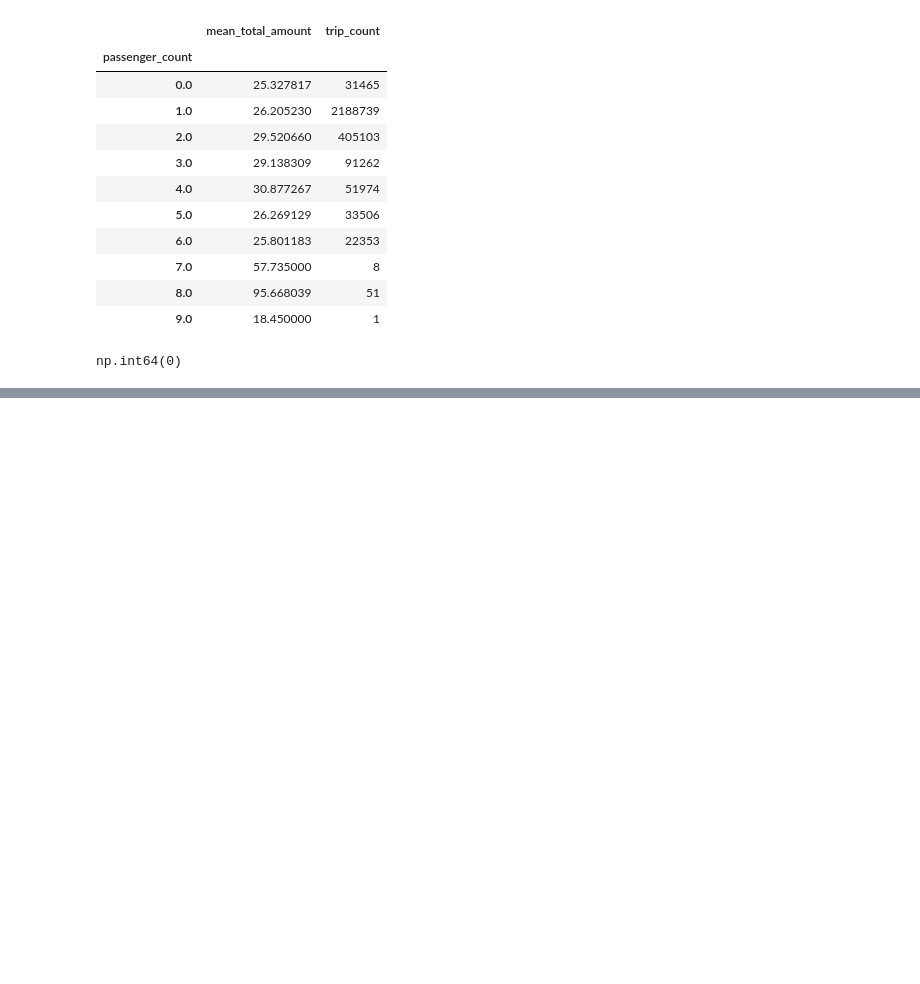
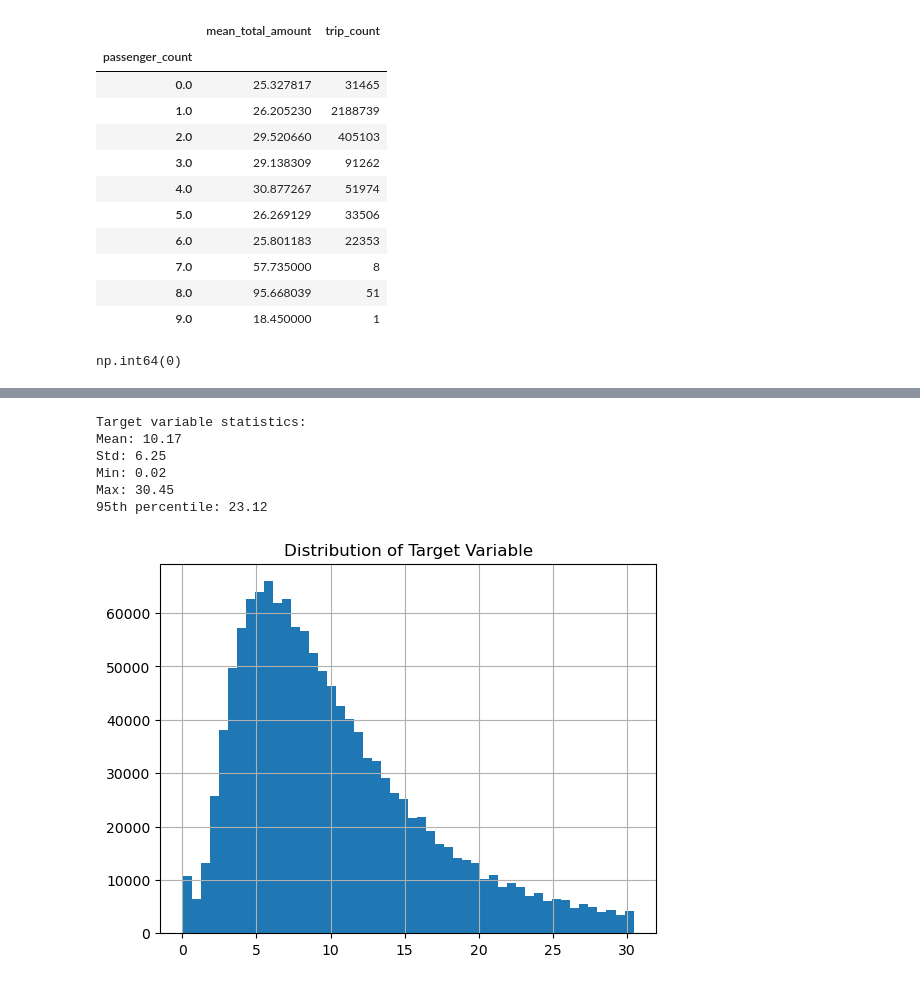
Before and after one commit to Skizdukion/mlops, a Jupyter notebook: train_model_v2.ipynb, the cells around one changed output, grey strips where cells are left out. Saved outputs shown, nothing was run; the diff lists cells and outputs as text; code cells hidden in the pictures; blank space fills up the shorter version.

```diff
--- a/train_model_v2.ipynb
+++ b/train_model_v2.ipynb
@@ -168,7 +201,7 @@ cleaned_df
 from sklearn.model_selection import train_test_split
 
 
-target_col = 'duration_sec'
+target_col = 'duration'
 
 X = cleaned_df.drop(columns=[target_col])
 y = cleaned_df[target_col]
@@ -178,6 +211,28 @@ X_train, X_test, y_train, y_test = train_test_split(
     test_size=0.2,
     random_state=42
 )
+# %%
+import matplotlib.pyplot as plt
+
+print(f"Target variable statistics:")
+print(f"Mean: {y.mean():.2f}")
+print(f"Std: {y.std():.2f}")
+print(f"Min: {y.min():.2f}")
+print(f"Max: {y.max():.2f}")
+print(f"95th percentile: {y.quantile(0.95):.2f}")
+
+# Check distribution
+y.hist(bins=50)
+plt.title('Distribution of Target Variable')
+plt.show()
+# %% [output]
+Target variable statistics:
+Mean: 10.17
+Std: 6.25
+Min: 0.02
+Max: 30.45
+95th percentile: 23.12
+[figure, added]
 # %%
 from catboost import CatBoostRegressor
 
```
Also changed, not shown: parts of 14 cells of this notebook, 2 other files.
